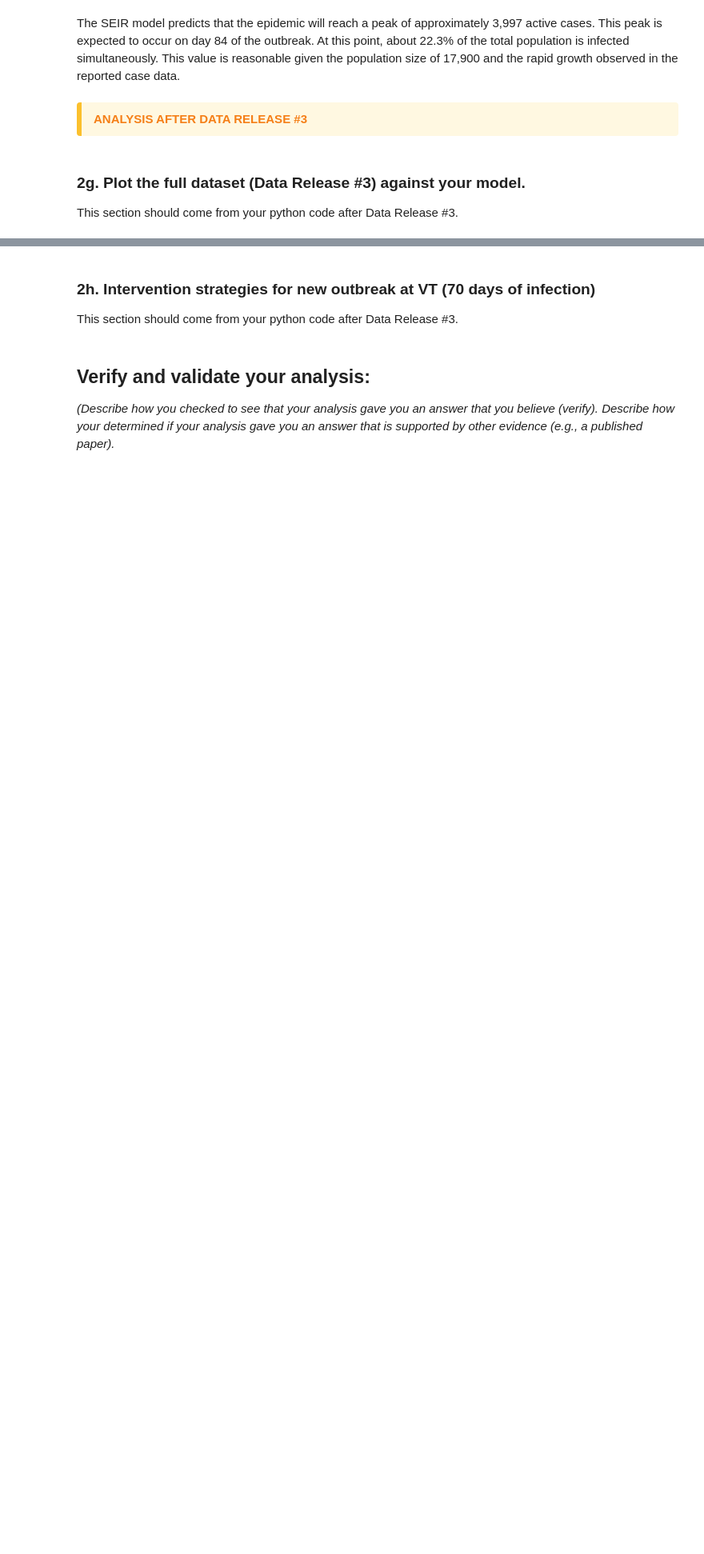
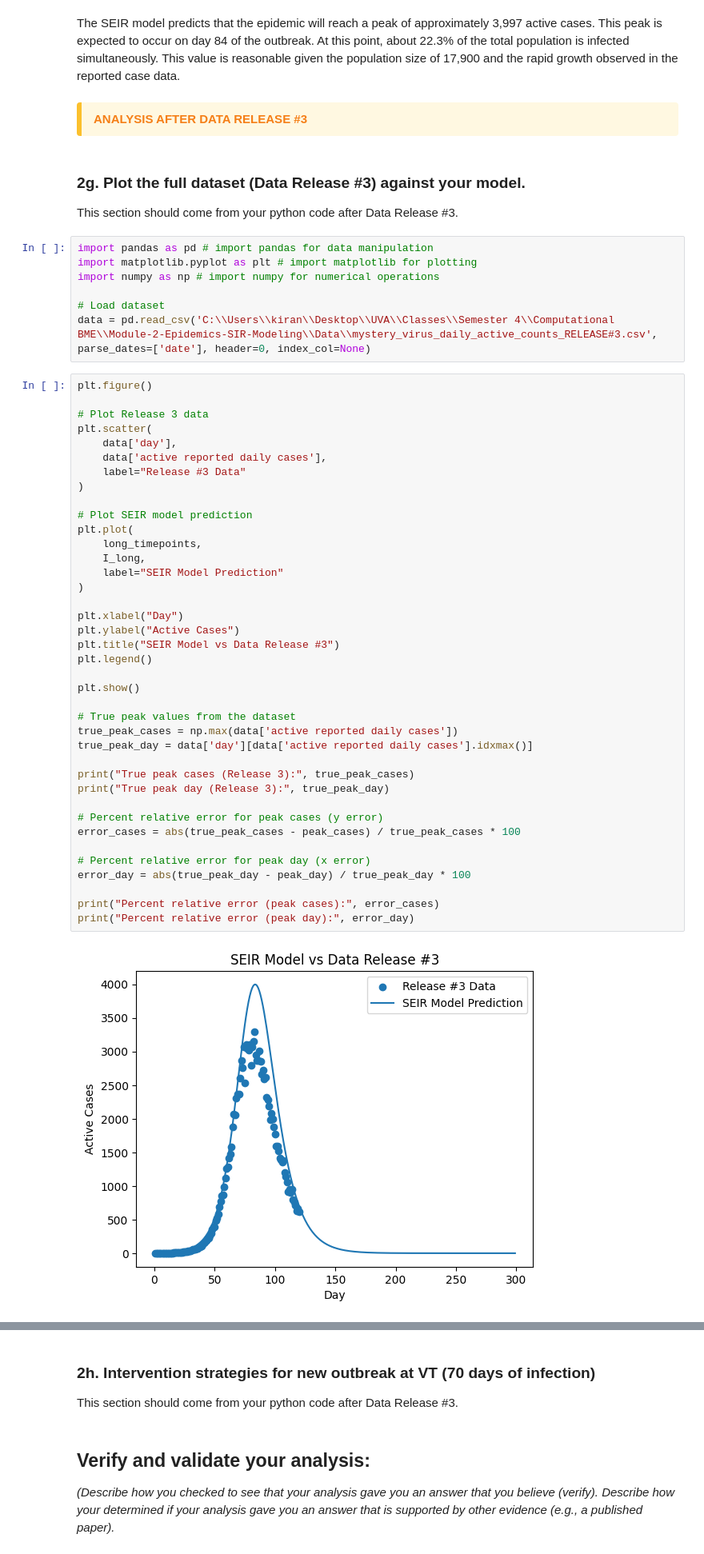
Before and after one commit to kiranspencer9/Module-2-Epidemics-SIR-Modeling, a Jupyter notebook: Notebook examples/Template_student_final_notebook.ipynb, the cells around one changed output, grey strips where cells are left out. Shown at 80% size. Drawn from its saved outputs; the diff is of its cells as text; blank space fills up the shorter version.

Commit message:
added code for data release 3 - Kiran
added and ran code to compare our model to data release 3 with percent relative errors - Kiran

```diff
--- a/Notebook examples/Template_student_final_notebook.ipynb
+++ b/Notebook examples/Template_student_final_notebook.ipynb
@@ -373,3 +373,51 @@ The SEIR model predicts that the epidemic will reach a peak of approximately 3,9
 # %% [markdown]
 ### 2g. Plot the full dataset (Data Release #3) against your model.
 This section should come from your python code after Data Release #3.
+# %%
+import pandas as pd # import pandas for data manipulation
+import matplotlib.pyplot as plt # import matplotlib for plotting
+import numpy as np # import numpy for numerical operations
+
+# Load dataset
+data = pd.read_csv('C:\\Users\\kiran\\Desktop\\UVA\\Classes\\Semester 4\\Computational BME\\Module-2-Epidemics-SIR-Modeling\\Data\\mystery_virus_daily_active_counts_RELEASE#3.csv', parse_dates=['date'], header=0, index_col=None)
+# %%
+plt.figure()
+
+# Plot Release 3 data
+plt.scatter(
+    data['day'],
+    data['active reported daily cases'],
+    label="Release #3 Data"
+)
+
+# Plot SEIR model prediction
+plt.plot(
+    long_timepoints,
+    I_long,
+    label="SEIR Model Prediction"
+)
+
+plt.xlabel("Day")
+plt.ylabel("Active Cases")
+plt.title("SEIR Model vs Data Release #3")
+plt.legend()
+
+plt.show()
+
+# True peak values from the dataset
+true_peak_cases = np.max(data['active reported daily cases'])
+true_peak_day = data['day'][data['active reported daily cases'].idxmax()]
+
+print("True peak cases (Release 3):", true_peak_cases)
+print("True peak day (Release 3):", true_peak_day)
+
+# Percent relative error for peak cases (y error)
+error_cases = abs(true_peak_cases - peak_cases) / true_peak_cases * 100
+
+# Percent relative error for peak day (x error)
+error_day = abs(true_peak_day - peak_day) / true_peak_day * 100
+
+print("Percent relative error (peak cases):", error_cases)
+print("Percent relative error (peak day):", error_day)
+# %% [output]
+[figure, added]
```
Also changed, not shown: parts of 1 cell of this notebook.
